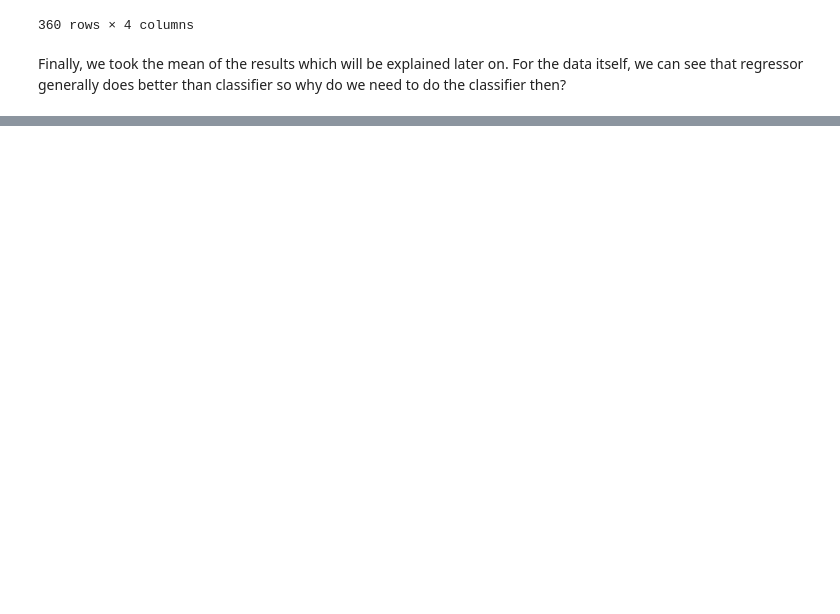
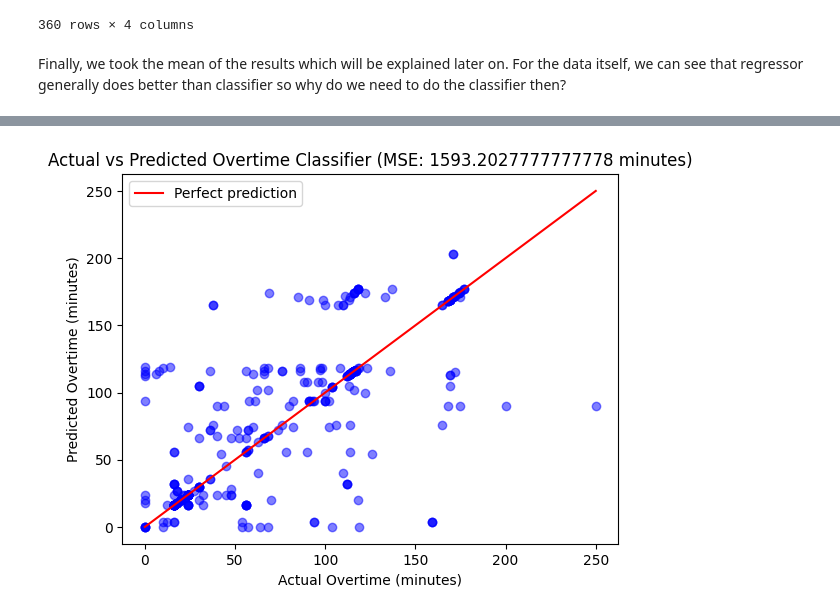
Before and after one commit to jordanchong911/Garments, a Jupyter notebook: Decision_tree.ipynb, the cells around one changed output, grey strips where cells are left out. Drawn from its saved outputs; the diff is of its cells as text; code cells hidden in the pictures; blank space fills up the shorter version.

```diff
--- a/Decision_tree.ipynb
+++ b/Decision_tree.ipynb
@@ -643,0 +664,10 @@ The main reason is since there are instances that regressor predicts too far or
+# %%
+plt.scatter(y_test, predictions_test_c, alpha=0.5, color='blue')
+plt.plot([min(y_test), max(y_test)], [min(y_test), max(y_test)], color='red', label='Perfect prediction')
+plt.xlabel('Actual Overtime (minutes)')
+plt.ylabel('Predicted Overtime (minutes)')
+plt.title(f'Actual vs Predicted Overtime Classifier (MSE: {compute_mse(predictions_test_c, y_test)} minutes)') # used the index so it wouldn't be inside square brackets
+plt.legend()
+plt.show()
+# %% [output]
+[figure, added]
```
Also changed, not shown: parts of 33 cells of this notebook.
